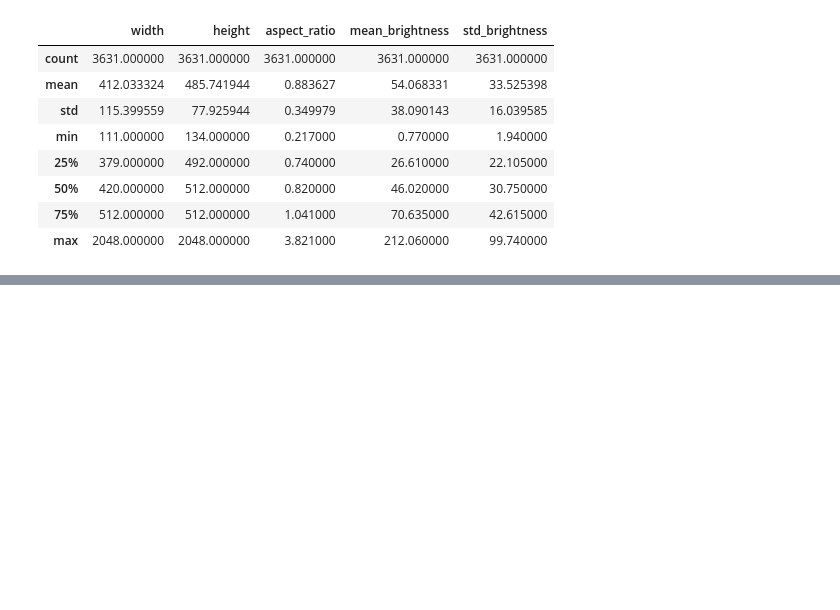
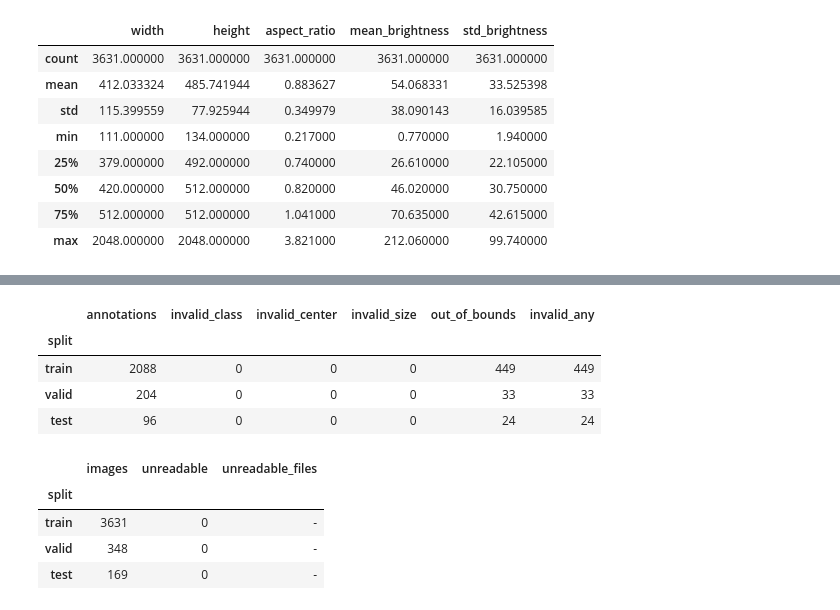
Before and after one commit to leandroabritez/VPCII_TP_CEIA, a Jupyter notebook: notebooks/01_EDA.ipynb, the cells around one changed output, grey strips where cells are left out. Cells and saved outputs as stored; diff of their text form; code cells hidden in the pictures; blank space fills up the shorter version.

```diff
--- a/notebooks/01_EDA.ipynb
+++ b/notebooks/01_EDA.ipynb
@@ -310,0 +340,16 @@ display(img_stats.describe())
+# %%
+from src.dataset import audit_annotations, audit_images
+annotation_audit = pd.concat([audit_annotations(dfs[s], data_config['nc']).assign(split=s) for s in SPLITS], ignore_index=True).set_index('split')
+image_audit = pd.concat([audit_images(DATA_ROOT / s / 'images').assign(split=s) for s in SPLITS], ignore_index=True).set_index('split')
+display(annotation_audit); display(image_audit)
+# %% [output]
+|  | annotations | invalid_class | invalid_center | invalid_size | out_of_bounds | invalid_any |
+| split |  |  |  |  |  |  |
+| train | 2088 | 0 | 0 | 0 | 449 | 449 |
+| valid | 204 | 0 | 0 | 0 | 33 | 33 |
+| test | 96 | 0 | 0 | 0 | 24 | 24 |
+|  | images | unreadable | unreadable_files |
+| split |  |  |  |
+| train | 3631 | 0 | - |
+| valid | 348 | 0 | - |
+| test | 169 | 0 | - |
```
Also changed, not shown: parts of 13 cells of this notebook, 5 other files.
